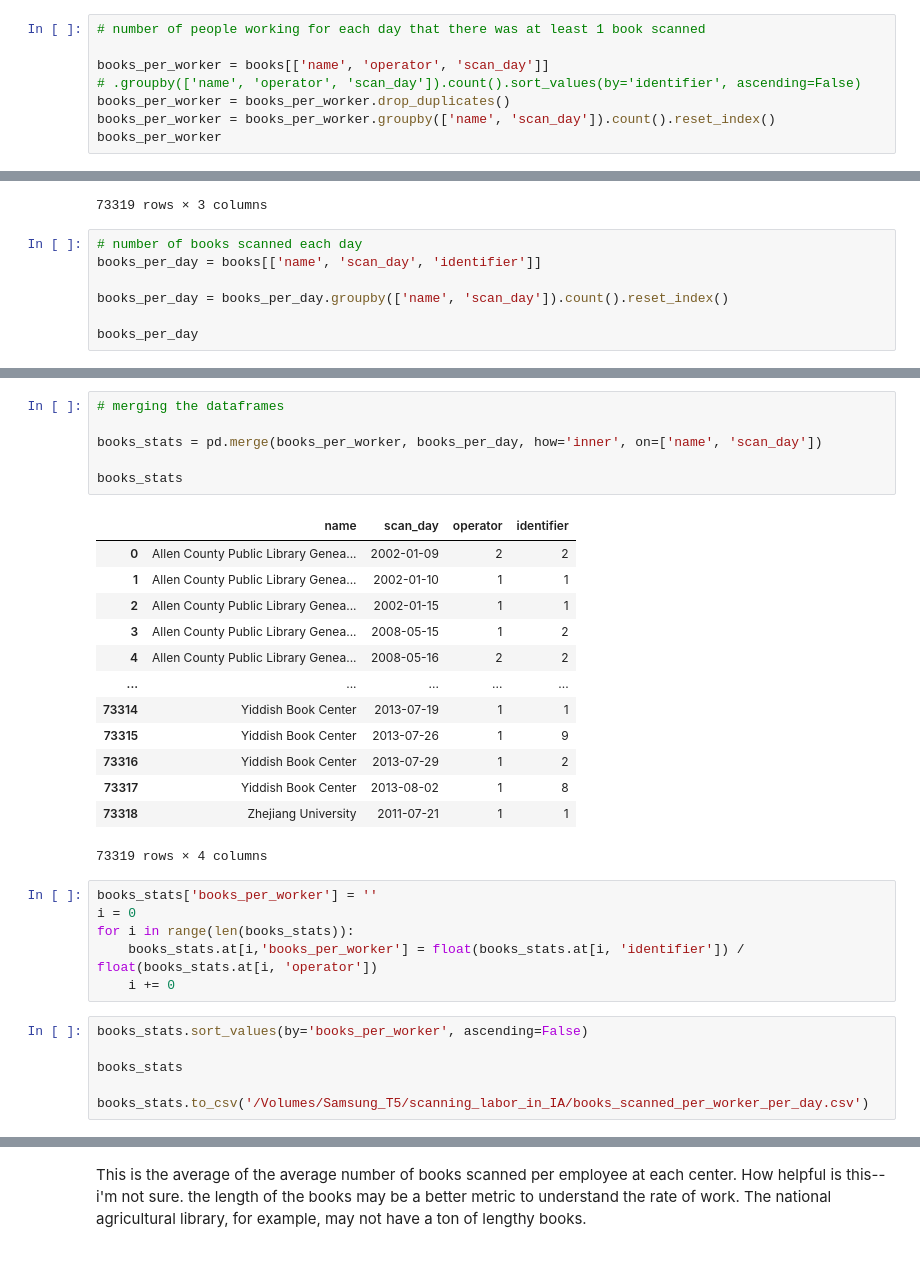
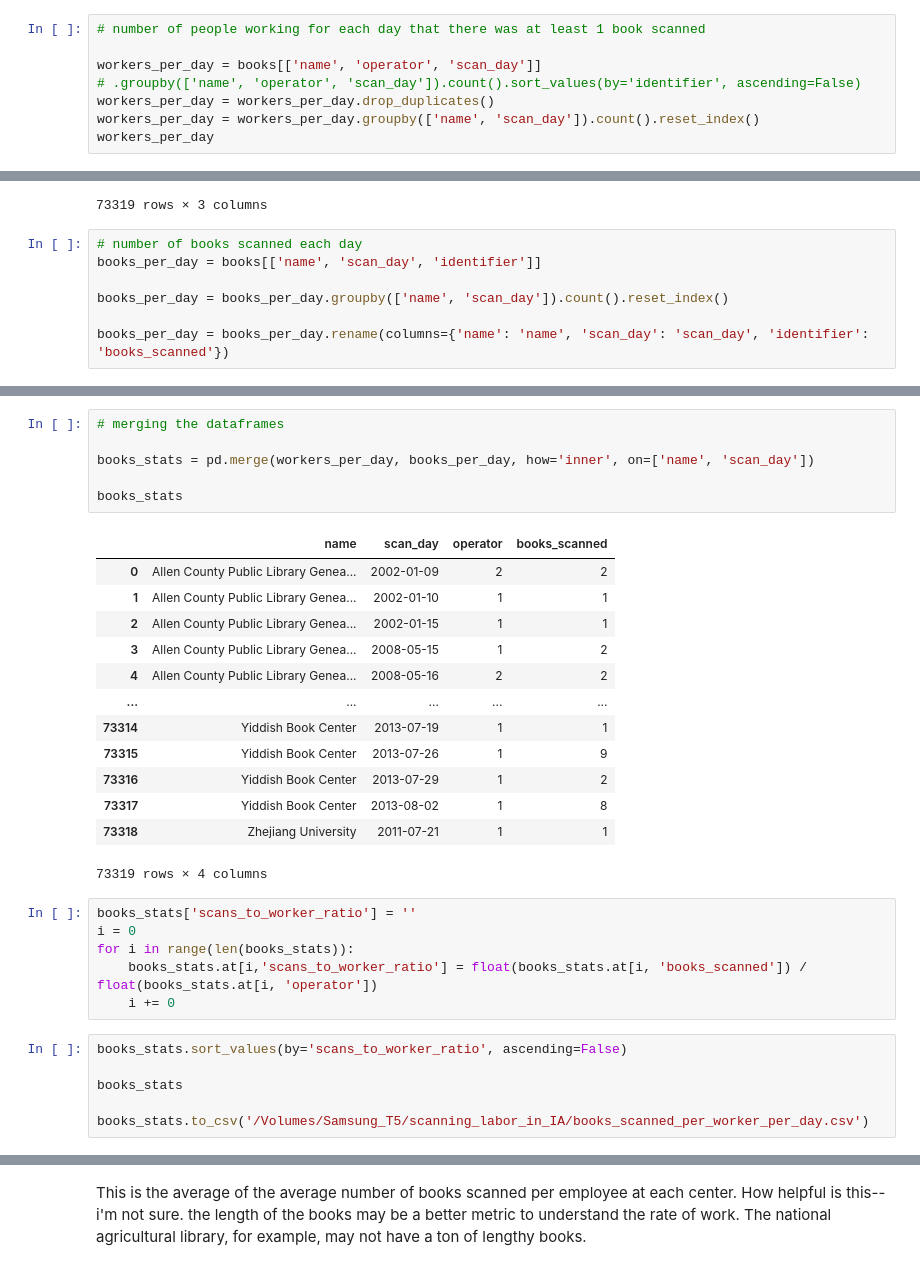
Before and after one commit to ers6/ia_scanning_labor_data, a Jupyter notebook: calculate_stats.ipynb, the cells around one changed output, grey strips where cells are left out. Saved outputs shown, nothing was run; the diff lists cells and outputs as text.

```diff
--- a/calculate_stats.ipynb
+++ b/calculate_stats.ipynb
@@ -298,11 +298,11 @@ books
 # %%
 # number of people working for each day that there was at least 1 book scanned
 
-books_per_worker = books[['name', 'operator', 'scan_day']]
+workers_per_day = books[['name', 'operator', 'scan_day']]
 # .groupby(['name', 'operator', 'scan_day']).count().sort_values(by='identifier', ascending=False)
-books_per_worker = books_per_worker.drop_duplicates()
-books_per_worker = books_per_worker.groupby(['name', 'scan_day']).count().reset_index()
-books_per_worker
+workers_per_day = workers_per_day.drop_duplicates()
+workers_per_day = workers_per_day.groupby(['name', 'scan_day']).count().reset_index()
+workers_per_day
 # %% [output]
 |  | name | scan_day | operator |
 | 0 | Allen County Public Library Genea... | 2002-01-09 | 2 |
@@ -323,4 +323,4 @@ books_per_day = books[['name', 'scan_day', 'identifier']]
 
 books_per_day = books_per_day.groupby(['name', 'scan_day']).count().reset_index()
 
-books_per_day
+books_per_day = books_per_day.rename(columns={'name': 'name', 'scan_day': 'scan_day', 'identifier': 'books_scanned'})
@@ -341,11 +327,11 @@ books_per_day
 # %%
 # merging the dataframes
 
-books_stats = pd.merge(books_per_worker, books_per_day, how='inner', on=['name', 'scan_day'])
+books_stats = pd.merge(workers_per_day, books_per_day, how='inner', on=['name', 'scan_day'])
 
 books_stats
 # %% [output]
-|  | name | scan_day | operator | identifier |
+|  | name | scan_day | operator | books_scanned |
 | 0 | Allen County Public Library Genea... | 2002-01-09 | 2 | 2 |
 | 1 | Allen County Public Library Genea... | 2002-01-10 | 1 | 1 |
 | 2 | Allen County Public Library Genea... | 2002-01-15 | 1 | 1 |
@@ -359,13 +345,13 @@ books_stats
 | 73318 | Zhejiang University | 2011-07-21 | 1 | 1 |
 73319 rows × 4 columns
 # %%
-books_stats['books_per_worker'] = ''
+books_stats['scans_to_worker_ratio'] = ''
 i = 0
 for i in range(len(books_stats)):
-    books_stats.at[i,'books_per_worker'] = float(books_stats.at[i, 'identifier']) / float(books_stats.at[i, 'operator'])
+    books_stats.at[i,'scans_to_worker_ratio'] = float(books_stats.at[i, 'books_scanned']) / float(books_stats.at[i, 'operator'])
     i += 0
 # %%
-books_stats.sort_values(by='books_per_worker', ascending=False)
+books_stats.sort_values(by='scans_to_worker_ratio', ascending=False)
 
 books_stats
 
```
Also changed, not shown: parts of 8 cells of this notebook, 1 other file.
